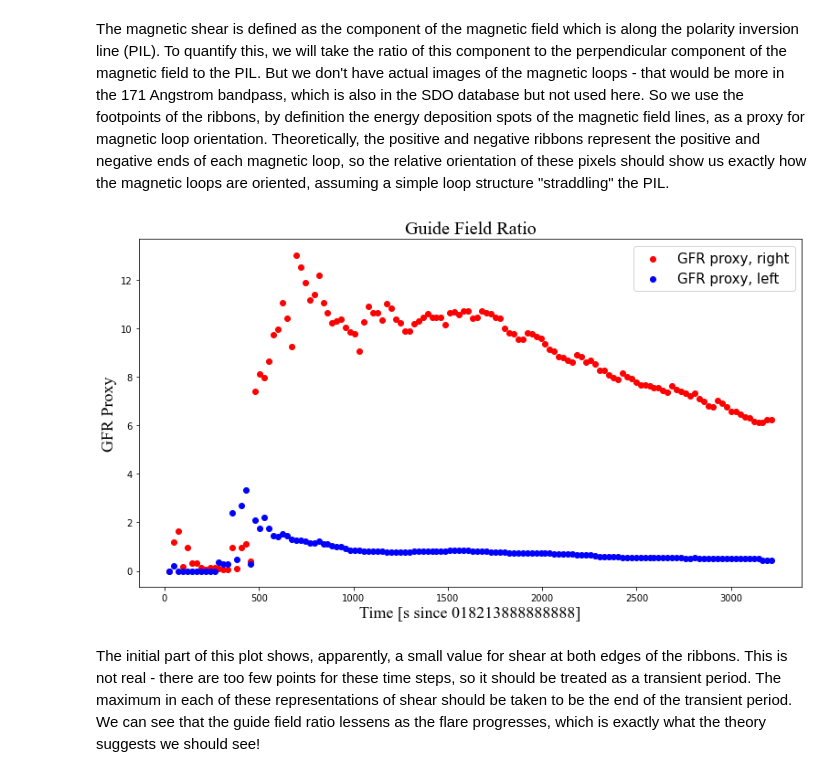
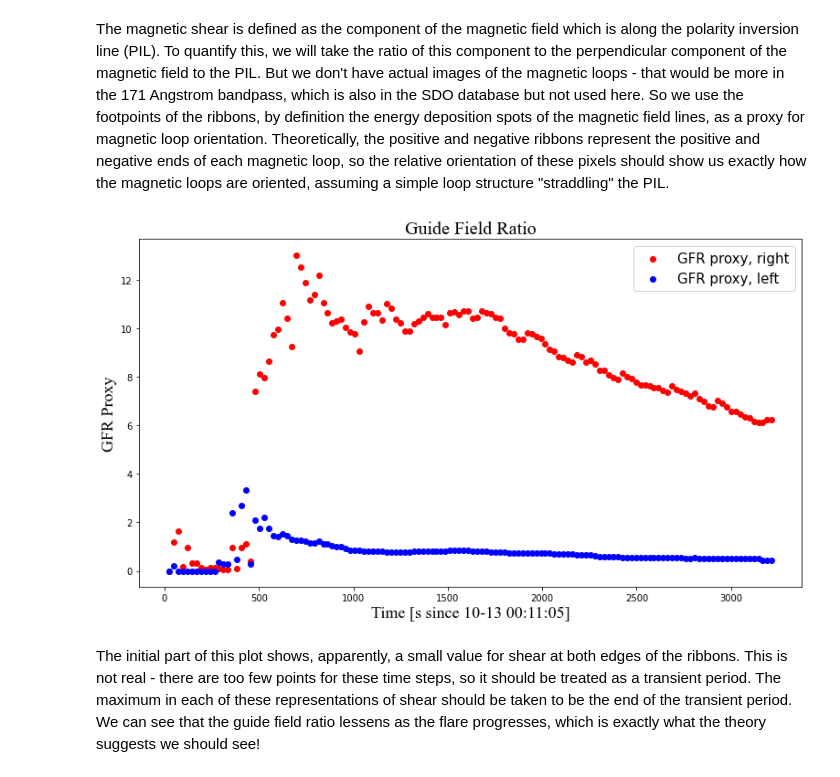
Before and after one commit to coletamburri2112/phys-5070-final-project-tamburri, a Jupyter notebook: fin_proj_testing.ipynb, the cells around one changed output. Saved outputs shown, nothing was run; the diff lists cells and outputs as text; code cells hidden in the pictures.

```diff
--- a/fin_proj_testing.ipynb
+++ b/fin_proj_testing.ipynb
@@ -239,9 +319,9 @@ left_gfr, right_gfr = fl_funcs_proj.gfrcalc(guide_left, guide_right,
                                             distneg_med, distpos_med)
 # %%
 # Plot guide field ratio
-fl_funcs_proj.plt_gfr(times, right_gfr, left_gfr, flnum)
+fl_funcs_proj.plt_gfr(times, right_gfr, left_gfr, flnum, dt1600)
 # %% [output]
-[figure, old version]
+[figure, new version]
 # %% [markdown]
 The initial part of this plot shows, apparently, a small value for shear at both edges of the ribbons.  This is not real - there are too few points for these time steps, so it should be treated as a transient period.  The maximum in each of these representations of shear should be taken to be the end of the transient period.  We can see that the guide field ratio lessens as the flare progresses, which is exactly what the theory suggests we should see!
 # %% [markdown]
```
Also changed, not shown: parts of 16 cells of this notebook, 1 other file.
